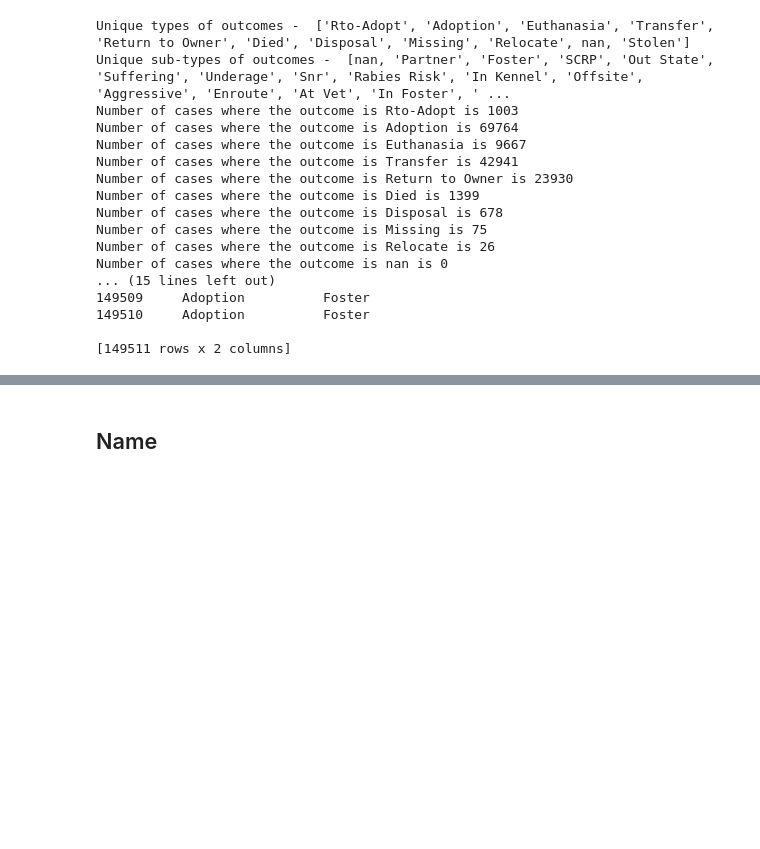
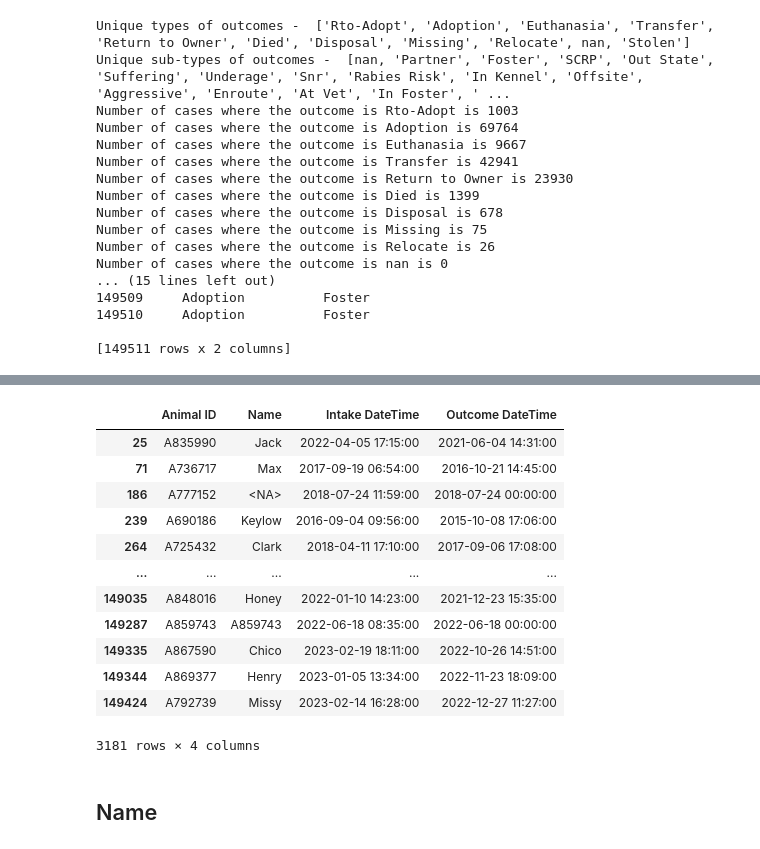
Before and after one commit to i12345/AustinAnimalCenterAnalysis, a Jupyter notebook: prep.ipynb, the cells around one changed output, grey strips where cells are left out. Saved outputs shown, nothing was run; the diff lists cells and outputs as text; code cells hidden in the pictures; blank space fills up the shorter version.

```diff
--- a/prep.ipynb
+++ b/prep.ipynb
@@ -190,0 +228,11 @@ memory usage: 21.7 MB
+# %%
+# Total time in animal center
+df_out['Years in animal center'] = pd.Series(dtype=float)
+for ID in df_out.index:
+    date_in = df_out.at[ID, "Intake DateTime"]
+    date_out = df_out.at[ID, "Outcome DateTime"]
+    try:
+        duration = date_out - date_in
+        df_out.at[ID, 'Years in animal center'] = duration.total_seconds() / (60 * 60 * 24 * 365.25)
+    except: pass
+df_out.head()
@@ -191,3 +267,19 @@ memory usage: 21.7 MB
+# %%
+df_out.loc[df_out["Years in animal center"] < 0][["Animal ID", "Name", "Intake DateTime", "Outcome DateTime"]]
+# %% [output]
+|  | Animal ID | Name | Intake DateTime | Outcome DateTime |
+| 25 | A835990 | Jack | 2022-04-05 17:15:00 | 2021-06-04 14:31:00 |
+| 71 | A736717 | Max | 2017-09-19 06:54:00 | 2016-10-21 14:45:00 |
+| 186 | A777152 | <NA> | 2018-07-24 11:59:00 | 2018-07-24 00:00:00 |
+| 239 | A690186 | Keylow | 2016-09-04 09:56:00 | 2015-10-08 17:06:00 |
+| 264 | A725432 | Clark | 2018-04-11 17:10:00 | 2017-09-06 17:08:00 |
+| ... | ... | ... | ... | ... |
+| 149035 | A848016 | Honey | 2022-01-10 14:23:00 | 2021-12-23 15:35:00 |
+| 149287 | A859743 | A859743 | 2022-06-18 08:35:00 | 2022-06-18 00:00:00 |
+| 149335 | A867590 | Chico | 2023-02-19 18:11:00 | 2022-10-26 14:51:00 |
+| 149344 | A869377 | Henry | 2023-01-05 13:34:00 | 2022-11-23 18:09:00 |
+| 149424 | A792739 | Missy | 2023-02-14 16:28:00 | 2022-12-27 11:27:00 |
+3181 rows × 4 columns
 # %% [markdown]
 ## Name
 # %%
```
Also changed, not shown: parts of 18 cells of this notebook, 5 other files.
